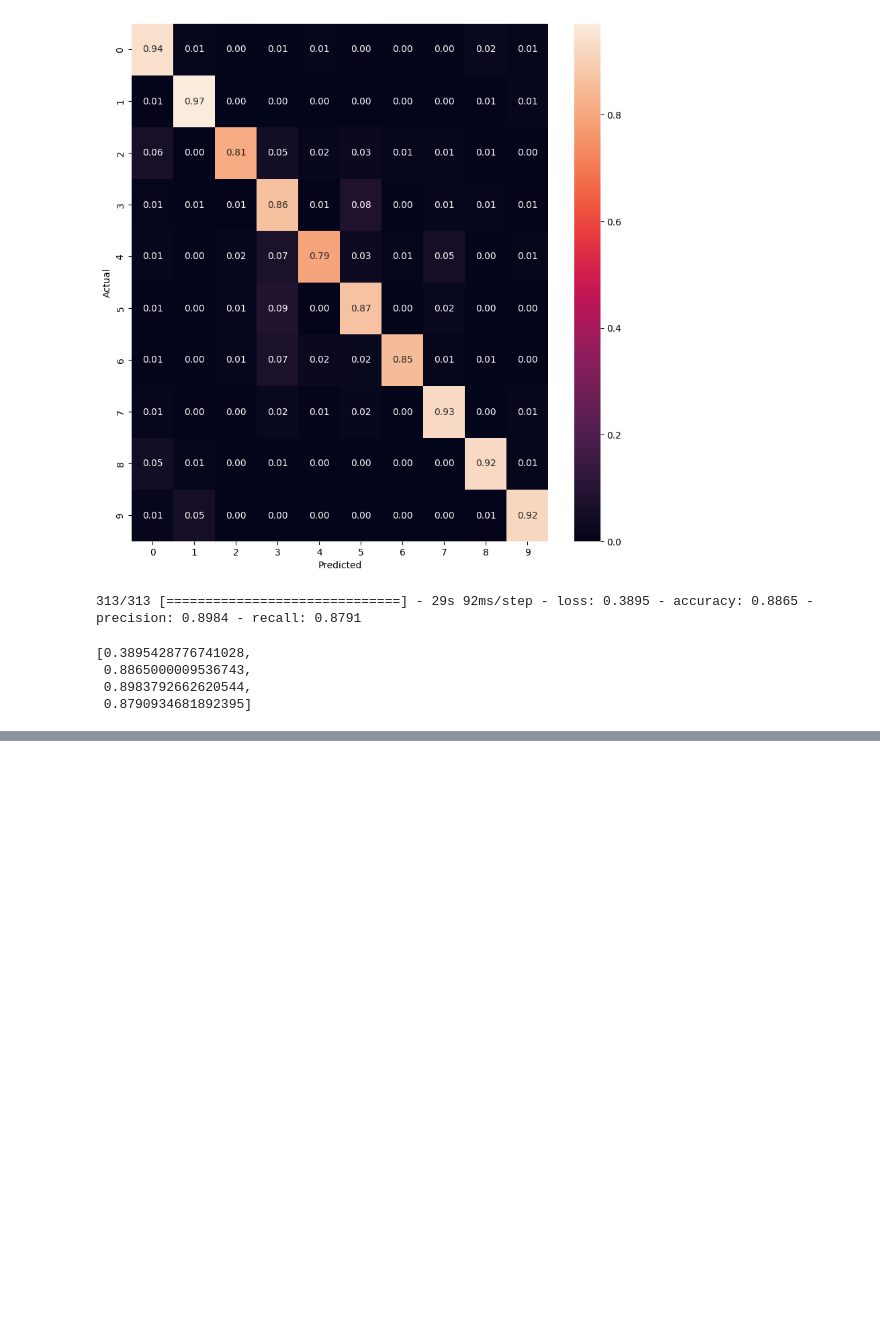
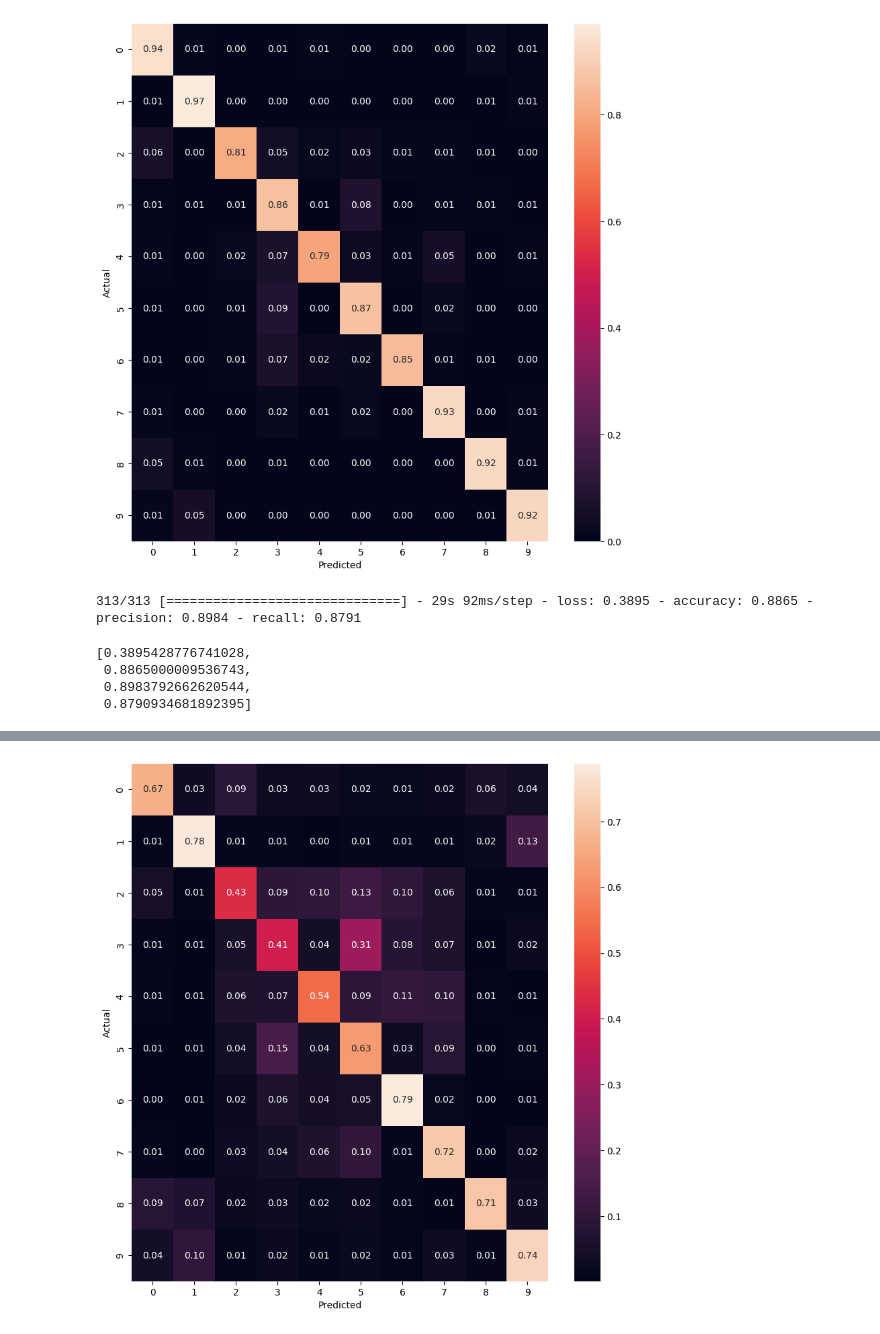
Before and after one commit to Mohammad-Amin-Jenadele/knowledge-distillation-CIFAR10, a Jupyter notebook: main.ipynb, the cells around one changed output, grey strips where cells are left out. Saved outputs shown, nothing was run; the diff lists cells and outputs as text; code cells hidden in the pictures; blank space fills up the shorter version.

```diff
--- a/main.ipynb
+++ b/main.ipynb
@@ -124,0 +168,15 @@ customized_resnet_model.evaluate(x_test , y_test)
+# %%
+# callbacks
+
+# Checkpoint callback
+from tensorflow.keras.callbacks import ModelCheckpoint
+myCP = ModelCheckpoint(save_best_only=True,filepath='/content/drive/MyDrive/customized_mobilenetV2_model.h5',monitor = 'val_accuracy')
+
+# Earlystopping callback
+early_stopping = keras.callbacks.EarlyStopping(monitor='val_accuracy', patience=20, verbose=1, restore_best_weights=True) # Early stopping callback
+# %%
+customized_mobilenetV2_model.compile(loss = keras.losses.CategoricalCrossentropy(),
+                    optimizer = keras.optimizers.Adam(learning_rate = 3e-4),
+                    metrics = ['accuracy',precision,recall]  # precision and recall defined in utils.py
+                )
+history = customized_mobilenetV2_model.fit(x_train , y_train , batch_size = 64 ,validation_data = (x_val , y_val) , epochs = 100 , callbacks = [early_stopping , myCP])
@@ -124,0 +203,4 @@ customized_resnet_model.evaluate(x_test , y_test)
+# %%
+# Plotting the confusion matrix
+plot_confusion_matrix(customized_mobilenetV2_model ,x_test , y_test)
+# %% [output]
@@ -124,0 +208 @@ customized_resnet_model.evaluate(x_test , y_test)
+[figure, added]
```
Also changed, not shown: parts of 11 cells of this notebook.
